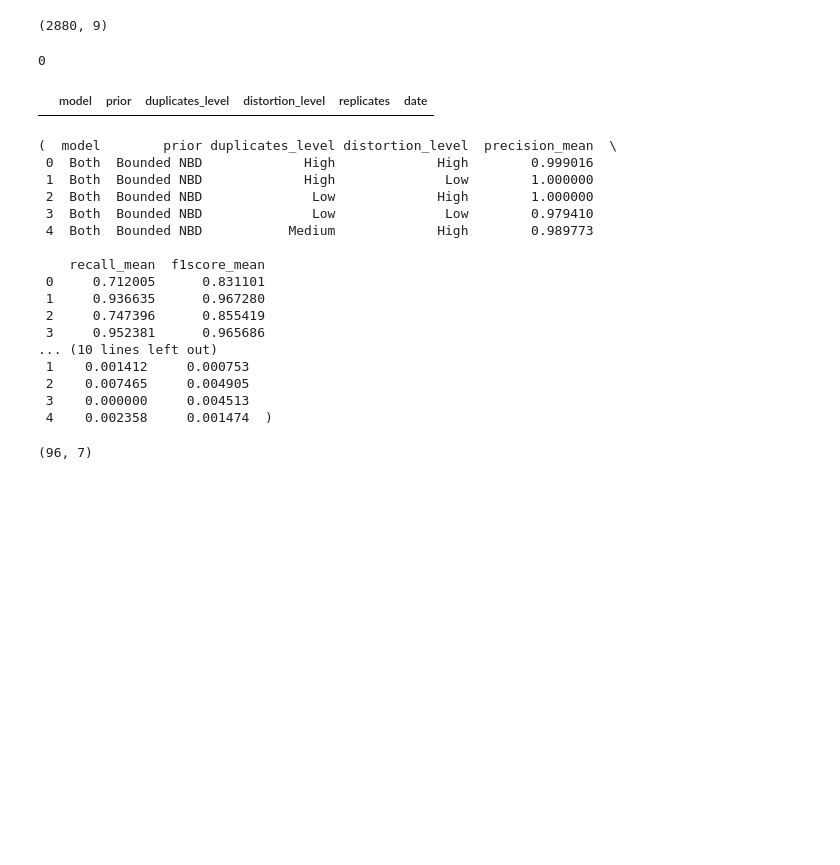
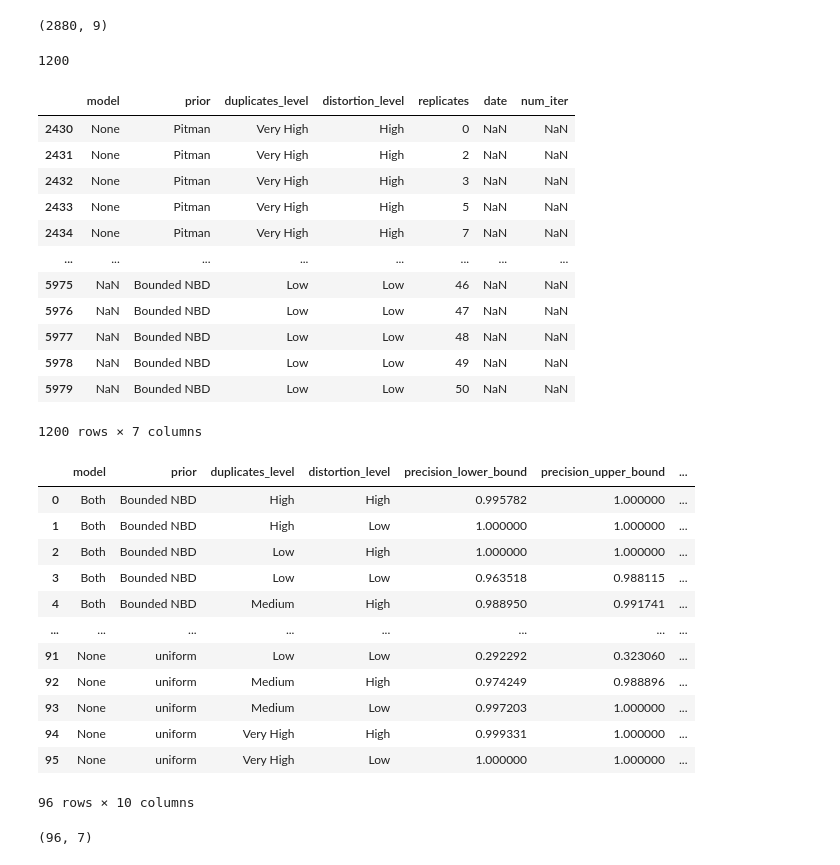
Before and after one commit to Emily0630/exchanger_data_collector, a Jupyter notebook: clean_data.ipynb, the cells around one changed output. Saved outputs shown, nothing was run; the diff lists cells and outputs as text; code cells hidden in the pictures; blank space fills up the shorter version.

```diff
--- a/clean_data.ipynb
+++ b/clean_data.ipynb
@@ -211,6 +211,11 @@ data_cleaned.reset_index(drop=True, inplace=True)
 data_cleaned.shape
 # %% [output]
 (2880, 9)
+# %%
+data_cleaned_20 = pd.read_csv("clean_data20.csv", index_col=0)
+data_cleaned = pd.concat([data_cleaned, data_cleaned_20])
+data_cleaned.reset_index(drop=True, inplace=True)
+data_cleaned.to_csv("clean_data50.csv")
 # %%
 # # Select the columns of interest
 # columns_of_interest = ['model', 'prior', 'duplicates_level', 'distortion_level', 'replicates']
@@ -224,32 +229,44 @@ data_cleaned.shape
 # %%
 # Checking for missing combinations in the first 6 columns
 # First, we create a DataFrame of all possible combinations of these columns
 
 # Get unique values for each of the first 6 columns
 model_values = data_cleaned['model'].unique()
 prior_values = data_cleaned['prior'].unique()
 duplicates_level_values = data_cleaned['duplicates_level'].unique()
 distortion_level_values = data_cleaned['distortion_level'].unique()
 replicates_values = data_cleaned['replicates'].unique()
 
 # Use itertools.product to create all possible combinations
 from itertools import product
 all_combinations = list(product(model_values, prior_values, duplicates_level_values, distortion_level_values, replicates_values))
 
 # Convert to DataFrame
 all_combinations_df = pd.DataFrame(all_combinations, columns=['model', 'prior', 'duplicates_level', 'distortion_level', 'replicates'])
 
 # Now, find missing combinations by checking which rows in all_combinations_df are not present in data_cleaned_no_duplicates
 missing_combinations = pd.merge(all_combinations_df, data_cleaned, on=['model', 'prior', 'duplicates_level', 'distortion_level', 'replicates'], how='left', indicator=True).query('_merge == "left_only"').drop(columns=['precision', 'recall', 'f1score', '_merge'])
 
 missing_combinations_count = missing_combinations.shape[0]
 
 print(missing_combinations_count)
-pd.set_option('display.max_rows', None)
+pd.set_option('display.max_rows', 10)
 missing_combinations
 # %% [output]
-0
+1200
-|  | model | prior | duplicates_level | distortion_level | replicates | date |
+|  | model | prior | duplicates_level | distortion_level | replicates | date | num_iter |
+| 2430 | None | Pitman | Very High | High | 0 | NaN | NaN |
+| 2431 | None | Pitman | Very High | High | 2 | NaN | NaN |
+| 2432 | None | Pitman | Very High | High | 3 | NaN | NaN |
+| 2433 | None | Pitman | Very High | High | 5 | NaN | NaN |
+| 2434 | None | Pitman | Very High | High | 7 | NaN | NaN |
+| ... | ... | ... | ... | ... | ... | ... | ... |
+| 5975 | NaN | Bounded NBD | Low | Low | 46 | NaN | NaN |
+| 5976 | NaN | Bounded NBD | Low | Low | 47 | NaN | NaN |
+| 5977 | NaN | Bounded NBD | Low | Low | 48 | NaN | NaN |
+| 5978 | NaN | Bounded NBD | Low | Low | 49 | NaN | NaN |
+| 5979 | NaN | Bounded NBD | Low | Low | 50 | NaN | NaN |
+1200 rows × 7 columns
 # %%
 pd.set_option('display.max_rows', 10)
 # %%
@@ -275,24 +292,44 @@ std_dev_values.rename(columns={
 
 # Display the mean values
 mean_values.head(), std_dev_values.head()
+
+# Define the metrics you want to calculate the bounds for
+metrics = ['precision', 'recall', 'f1score']
+
+# Initialize an empty DataFrame to store the bounds
+bounds_df = pd.DataFrame()
+
+# Calculate the lower and upper bounds for each metric
+for metric in metrics:
+    # Calculate the quantiles for the current metric
+    bounds = grouped_data[metric].quantile([0.025, 0.975]).unstack(level=-1)
+
+    # Rename columns to reflect the metric and bound type
+    bounds.columns = [f'{metric}_lower_bound', f'{metric}_upper_bound']
+
+    # If bounds_df is empty, initialize it with the current bounds
+    if bounds_df.empty:
+        bounds_df = bounds.reset_index()
+    else:
+        # Otherwise, merge the new bounds into the existing DataFrame
+        bounds_df = bounds_df.merge(bounds.reset_index(), on=['model', 'prior', 'duplicates_level', 'distortion_level'])
+
+# Now you have a DataFrame with lower and upper bounds for each metric
+bounds_df
 # %% [output]
+|  | model | prior | duplicates_level | distortion_level | precision_lower_bound | precision_upper_bound | ... |
+| 0 | Both | Bounded NBD | High | High | 0.995782 | 1.000000 | ... |
+| 1 | Both | Bounded NBD | High | Low | 1.000000 | 1.000000 | ... |
+| 2 | Both | Bounded NBD | Low | High | 1.000000 | 1.000000 | ... |
+| 3 | Both | Bounded NBD | Low | Low | 0.963518 | 0.988115 | ... |
+| 4 | Both | Bounded NBD | Medium | High | 0.988950 | 0.991741 | ... |
+| ... | ... | ... | ... | ... | ... | ... | ... |
+| 91 | None | uniform | Low | Low | 0.292292 | 0.323060 | ... |
+| 92 | None | uniform | Medium | High | 0.974249 | 0.988896 | ... |
+| 93 | None | uniform | Medium | Low | 0.997203 | 1.000000 | ... |
+| 94 | None | uniform | Very High | High | 0.999331 | 1.000000 | ... |
+| 95 | None | uniform | Very High | Low | 1.000000 | 1.000000 | ... |
-(  model        prior duplicates_level distortion_level  precision_mean  \
- 0  Both  Bounded NBD             High             High        0.999016
- 1  Both  Bounded NBD             High              Low        1.000000
- 2  Both  Bounded NBD              Low             High        1.000000
- 3  Both  Bounded NBD              Low              Low        0.979410
- 4  Both  Bounded NBD           Medium             High        0.989773
-
-    recall_mean  f1score_mean
- 0     0.712005      0.831101
- 1     0.936635      0.967280
- 2     0.747396      0.855419
- 3     0.952381      0.965686
-... (10 lines left out)
- 1    0.001412     0.000753
- 2    0.007465     0.004905
- 3    0.000000     0.004513
- 4    0.002358     0.001474  )
+96 rows × 10 columns
 # %%
 mean_values.shape
 # %% [output]
```
Also changed, not shown: parts of 2 cells of this notebook, 9 other files.
